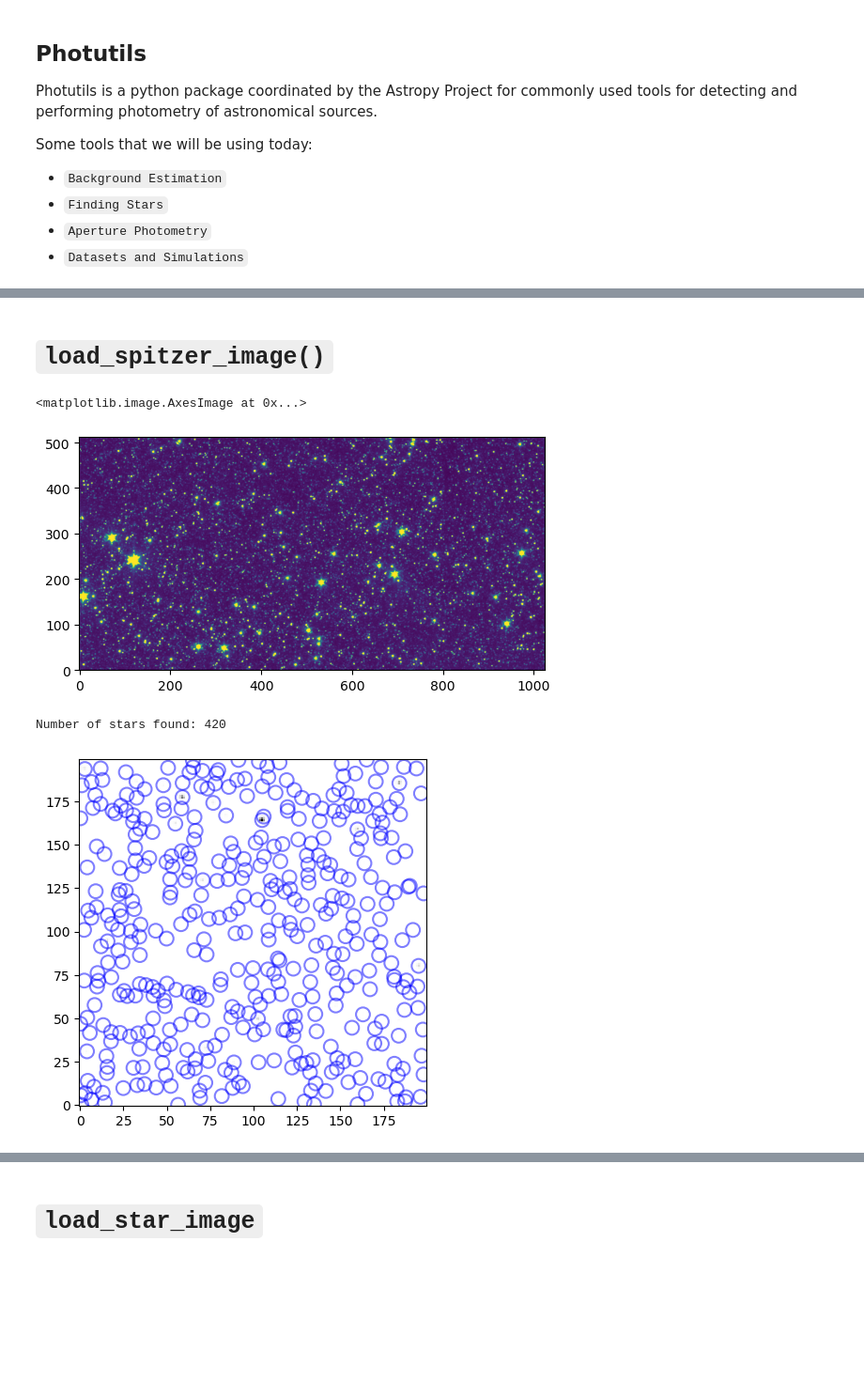
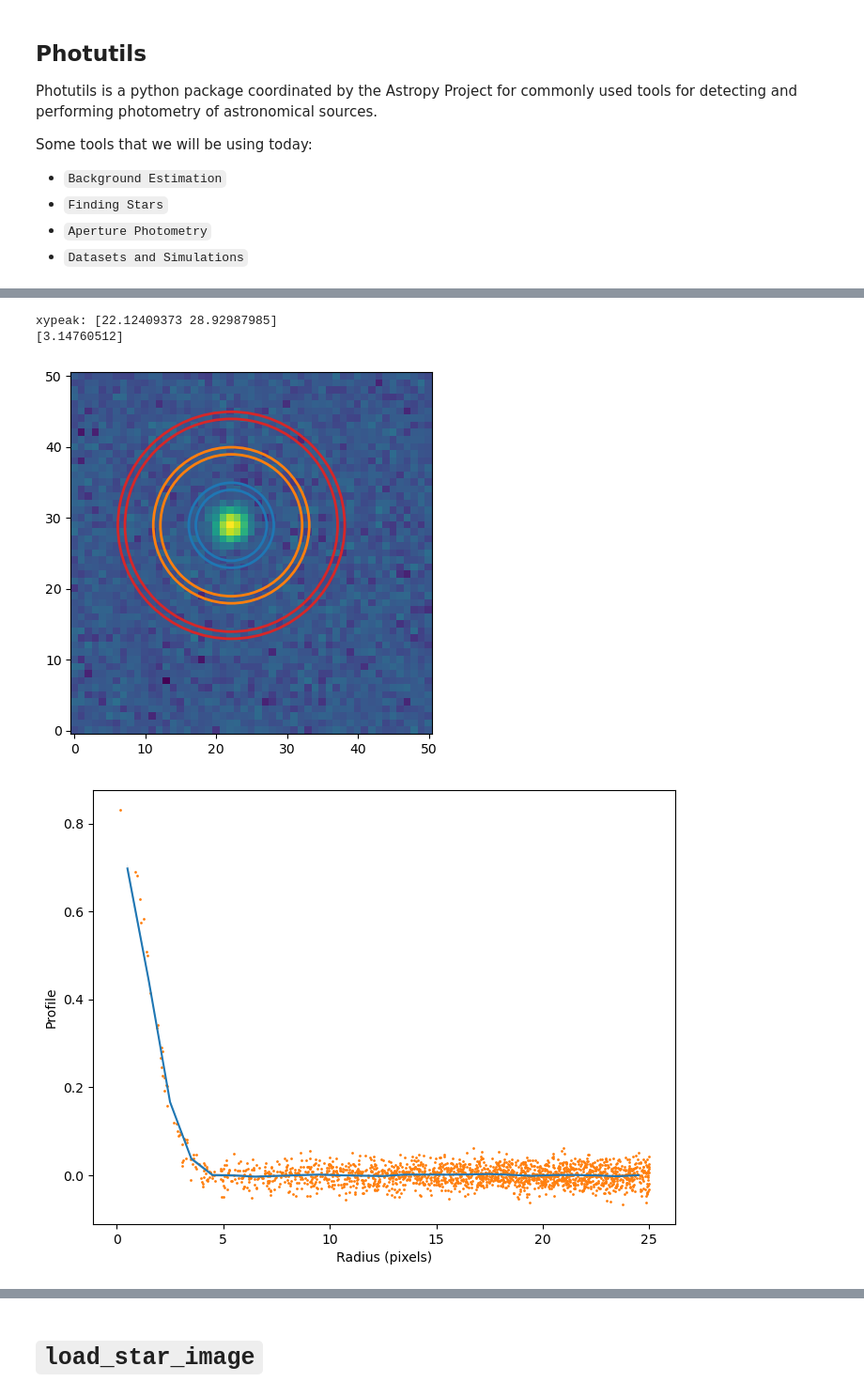
Before and after one commit to devkhullar/LetsFindStars, a Jupyter notebook: FindStars.ipynb, the cells around one changed output, grey strips where cells are left out. Shown at 94% size. Saved outputs shown, nothing was run; the diff lists cells and outputs as text; code cells hidden in the pictures; blank space fills up the shorter version.

```diff
--- a/FindStars.ipynb
+++ b/FindStars.ipynb
@@ -80,16 +101,39 @@ Number of stars found: 456
-# %% [markdown]
-# `load_spitzer_image()`
-# %%
-hdu = load_spitzer_image()
-image = hdu.data
-plt.imshow(image, origin='lower', vmax=50)
-# %% [output]
-<matplotlib.image.AxesImage at 0x...>
-[figure, removed]
-# %%
-# plt.imshow(image[200:400, 200:400], vmax=50)
-# plt.show()
-find_stars(data=image[200:400, 200:400], fwhm=3.0)
-# %% [output]
-Number of stars found: 420
-[figure, removed]
+# %%
+import numpy as np
+from photutils.psf import CircularGaussianPRF, fit_fwhm
+yy, xx = np.mgrid[:51, :51]
+model = CircularGaussianPRF(x_0=22.17, y_0=28.87, fwhm=3.123, flux=9.7)
+data = model(xx, yy)
+bkg_sig = 0.02
+noise = make_noise_image(data.shape, mean=0., stddev=bkg_sig, seed=123)
+data += noise
+
+xycen = centroid_quadratic(data)# xpeak=48, ypeak=52)
+print(f"xypeak: {xycen}")
+error = np.zeros_like(data) + bkg_sig
+
+# create the radial profile
+edge_radii = np.arange(26)
+rp = RadialProfile(data, xycen, edge_radii, error=error, mask=None)
+
+norm = simple_norm(data, 'sqrt')
+fig, ax = plt.subplots(figsize=(5, 5))
+ax.imshow(data, norm=norm, origin='lower')
+rp.apertures[5].plot(ax=ax, color='C0', lw=2)
+rp.apertures[10].plot(ax=ax, color='C1', lw=2)
+rp.apertures[15].plot(ax=ax, color='C3', lw=2)
+
+# plot the radial profile
+fig, ax = plt.subplots(figsize=(8, 6))
+rp.plot(ax=ax, color='C0')
+rp.plot_error(ax=ax)
+ax.scatter(rp.data_radius, rp.data_profile, s=1, color='C1')
+
+# Find the fwhm
+fwhm = fit_fwhm(data)
+print(fwhm)
+# %% [output]
+xypeak: [22.12409373 28.92987985]
+[3.14760512]
+[figure, added]
+[figure, added]
```
Also changed, not shown: parts of 25 cells of this notebook.
